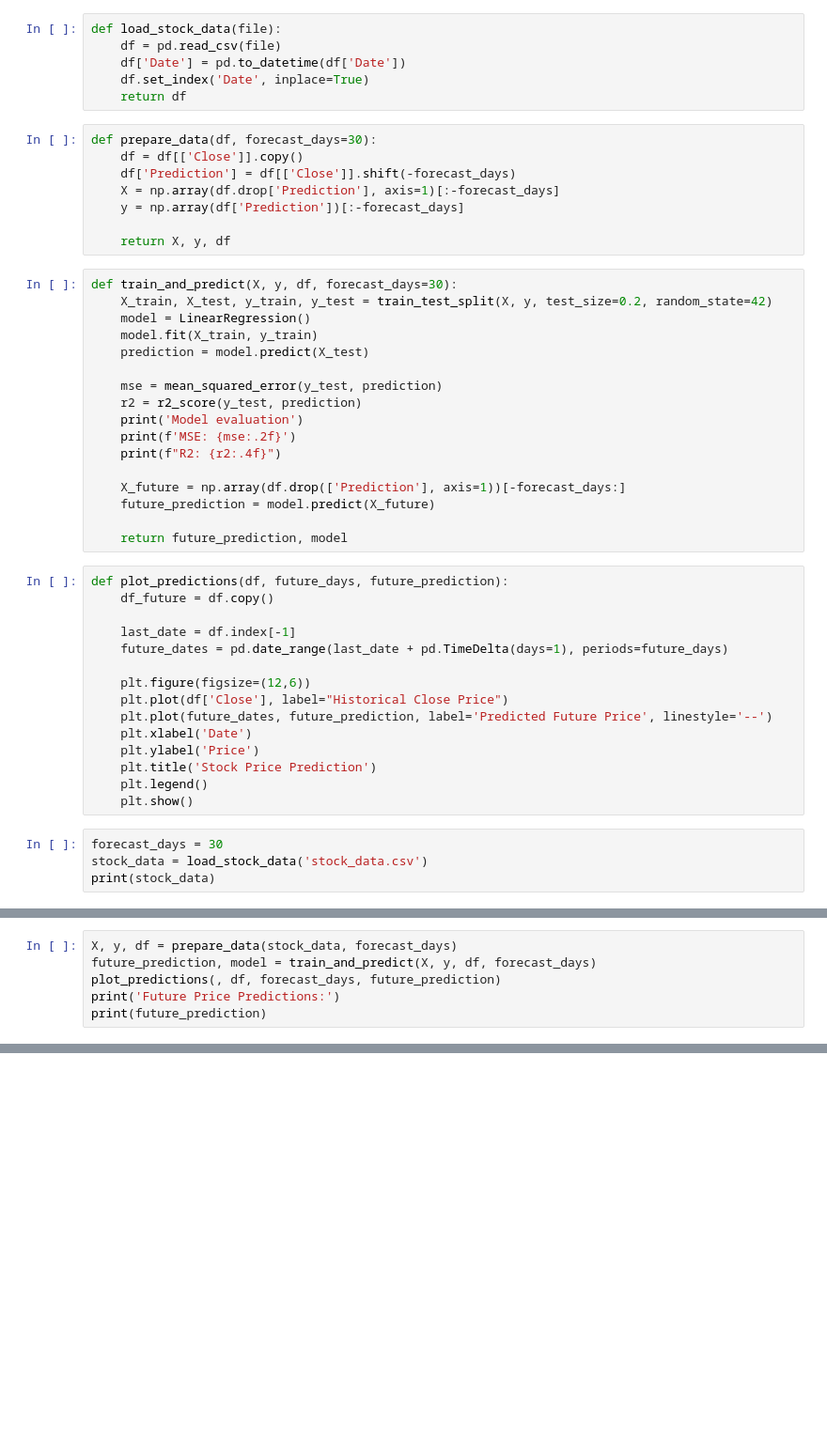
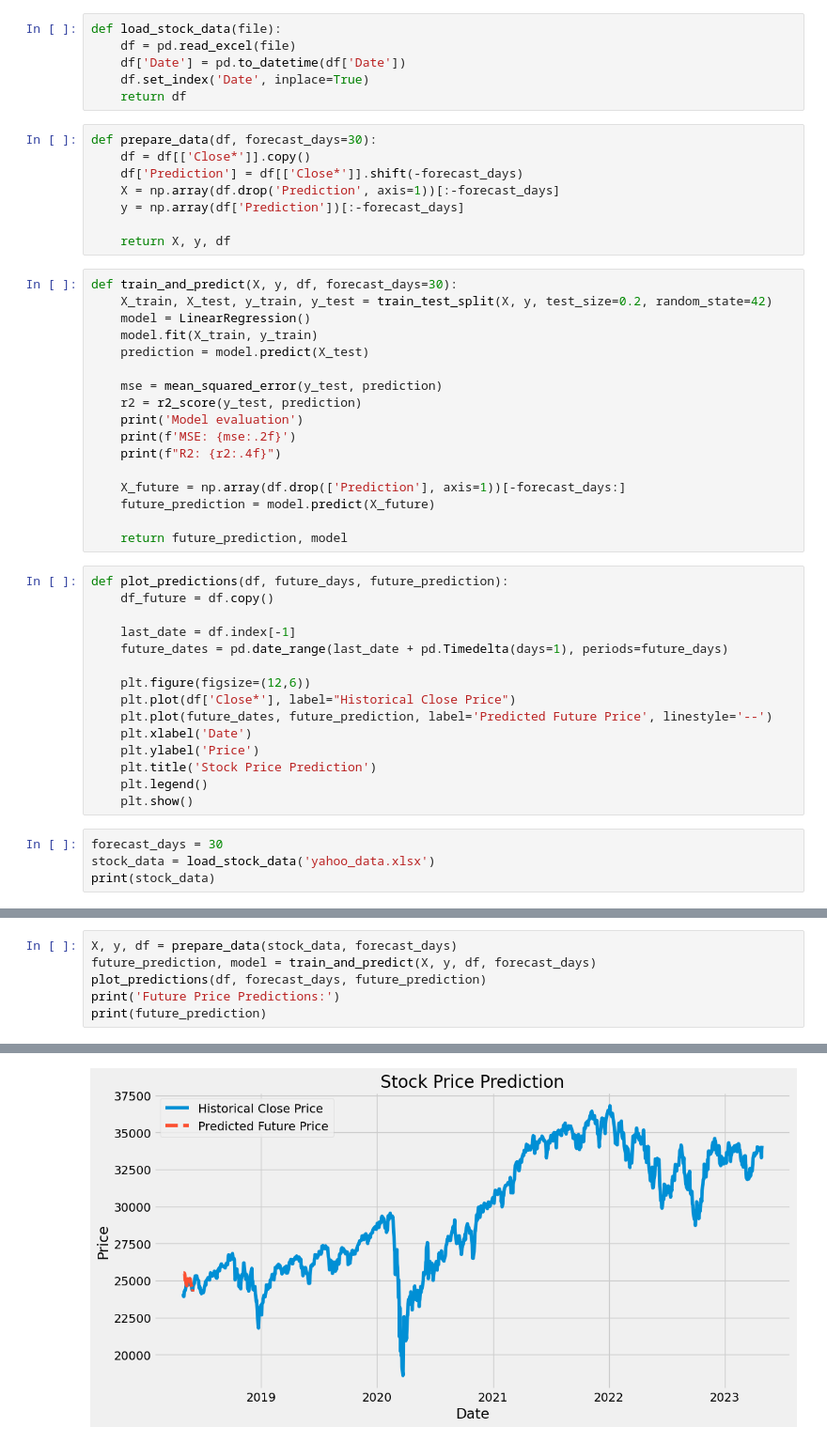
Before and after one commit to patricktelnoni/support_resistance_detection, a Jupyter notebook: regression.ipynb, the cells around one changed output, grey strips where cells are left out. Shown at 94% size. Saved outputs shown, nothing was run; the diff lists cells and outputs as text; blank space fills up the shorter version.

```diff
--- a/regression.ipynb
+++ b/regression.ipynb
@@ -9,15 +9,15 @@ import matplotlib.pyplot as pyplot
 plt.style.use('fivethirtyeight')
 # %%
 def load_stock_data(file):
-    df = pd.read_csv(file)
+    df = pd.read_excel(file)
     df['Date'] = pd.to_datetime(df['Date'])
     df.set_index('Date', inplace=True)
     return df
 # %%
 def prepare_data(df, forecast_days=30):
-    df = df[['Close']].copy()
-    df['Prediction'] = df[['Close']].shift(-forecast_days)
-    X = np.array(df.drop['Prediction'], axis=1)[:-forecast_days]
+    df = df[['Close*']].copy()
+    df['Prediction'] = df[['Close*']].shift(-forecast_days)
+    X = np.array(df.drop('Prediction', axis=1))[:-forecast_days]
     y = np.array(df['Prediction'])[:-forecast_days]
 
     return X, y, df
@@ -43,10 +43,10 @@ def plot_predictions(df, future_days, future_prediction):
     df_future = df.copy()
 
     last_date = df.index[-1]
-    future_dates = pd.date_range(last_date + pd.TimeDelta(days=1), periods=future_days)
+    future_dates = pd.date_range(last_date + pd.Timedelta(days=1), periods=future_days)
 
     plt.figure(figsize=(12,6))
-    plt.plot(df['Close'], label="Historical Close Price")
+    plt.plot(df['Close*'], label="Historical Close Price")
     plt.plot(future_dates, future_prediction, label='Predicted Future Price', linestyle='--')
     plt.xlabel('Date')
     plt.ylabel('Price')
@@ -55,5 +55,5 @@ def plot_predictions(df, future_days, future_prediction):
     plt.show()
 # %%
 forecast_days = 30
-stock_data = load_stock_data('stock_data.csv')
+stock_data = load_stock_data('yahoo_data.xlsx')
 print(stock_data)
@@ -60,6 +80,7 @@ print(stock_data)
 # %%
 X, y, df = prepare_data(stock_data, forecast_days)
 future_prediction, model = train_and_predict(X, y, df, forecast_days)
-plot_predictions(, df, forecast_days, future_prediction)
+plot_predictions(df, forecast_days, future_prediction)
 print('Future Price Predictions:')
 print(future_prediction)
+# %% [output]
@@ -65,0 +90 @@ print(future_prediction)
+[figure, added]
```
Also changed, not shown: parts of 4 cells of this notebook.
